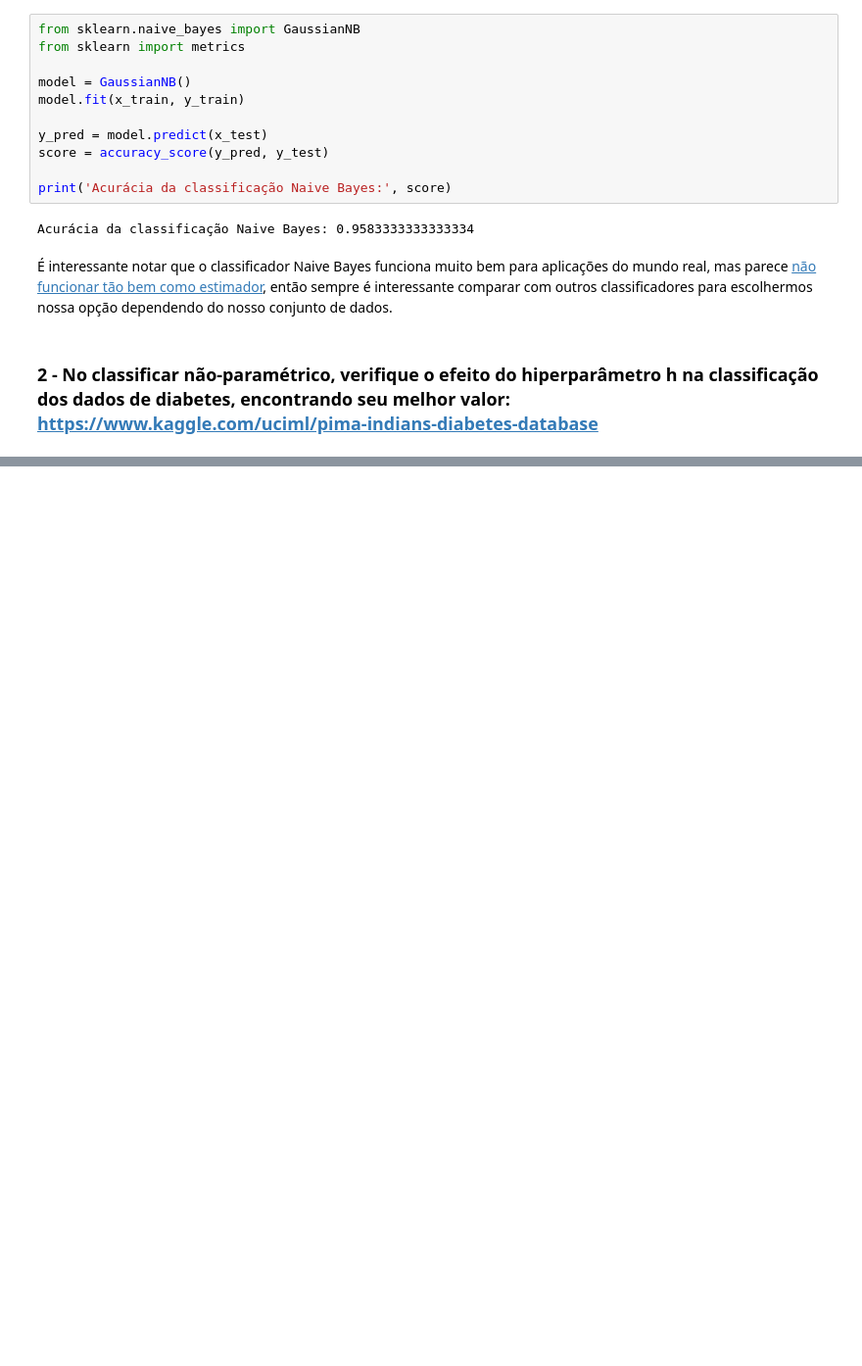
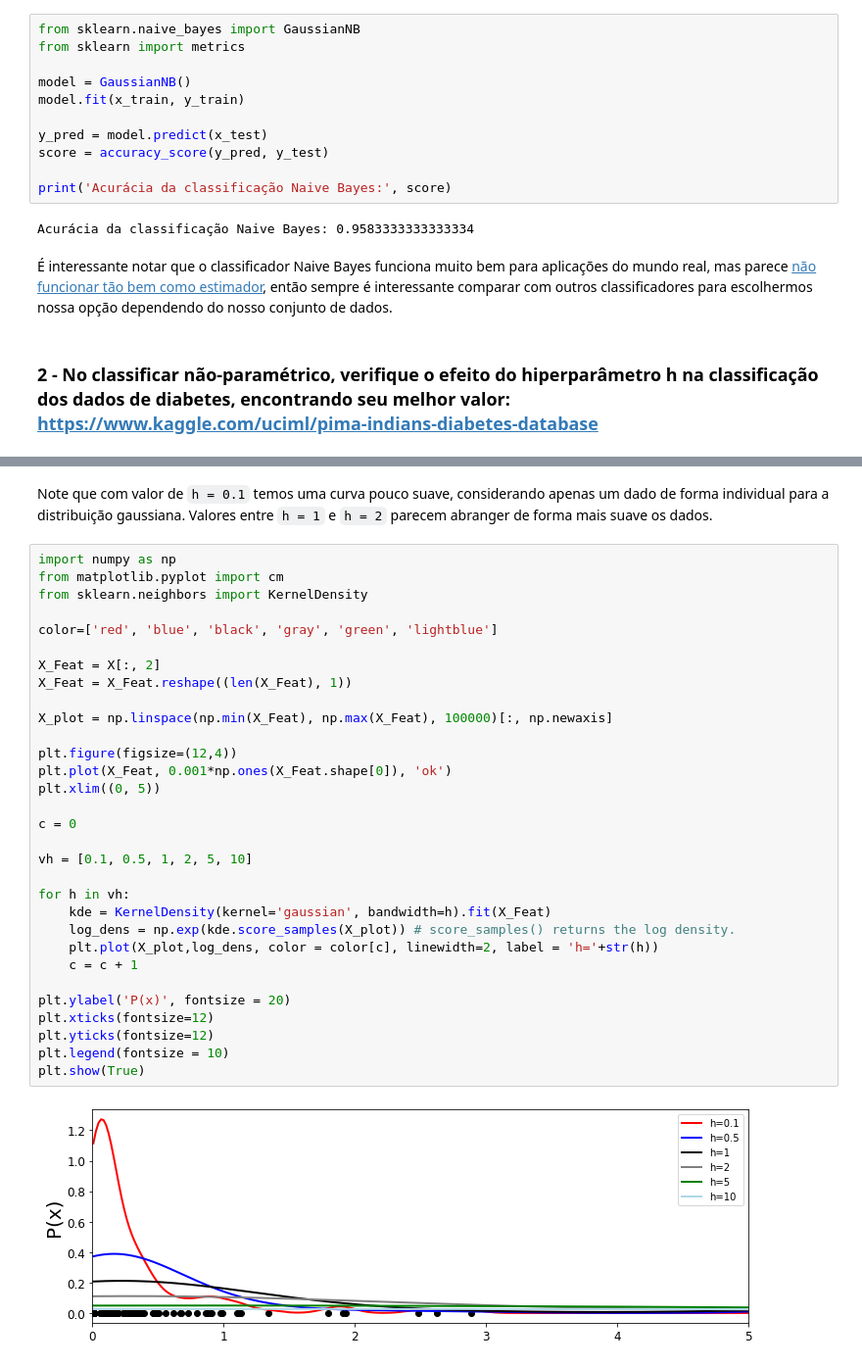
Before and after one commit to BrenoUSP/SME0828_DataScience, a Jupyter notebook: Projects/3 - Classificação/Projeto3_Classificacao_B.ipynb, the cells around one changed output, grey strips where cells are left out. Shown at 98% size. Saved outputs shown, nothing was run; the diff lists cells and outputs as text; blank space fills up the shorter version.

```diff
--- a/Projects/3 - Classificação/Projeto3_Classificacao_B.ipynb
+++ b/Projects/3 - Classificação/Projeto3_Classificacao_B.ipynb
@@ -381,0 +414,35 @@ X = scaler.transform(X)
+# %% [markdown]
+Note que com valor de `h = 0.1` temos uma curva pouco suave, considerando apenas um dado de forma individual para a distribuição gaussiana. Valores entre `h = 1` e `h = 2` parecem abranger de forma mais suave os dados.
+# %%
+import numpy as np
+from matplotlib.pyplot import cm
+from sklearn.neighbors import KernelDensity
+
+color=['red', 'blue', 'black', 'gray', 'green', 'lightblue']
+
+X_Feat = X[:, 2]
+X_Feat = X_Feat.reshape((len(X_Feat), 1))
+
+X_plot = np.linspace(np.min(X_Feat), np.max(X_Feat), 100000)[:, np.newaxis]
+
+plt.figure(figsize=(12,4))
+plt.plot(X_Feat, 0.001*np.ones(X_Feat.shape[0]), 'ok')
+plt.xlim((0, 5))
+
+c = 0
+
+vh = [0.1, 0.5, 1, 2, 5, 10]
+
+for h in vh:
+    kde = KernelDensity(kernel='gaussian', bandwidth=h).fit(X_Feat)
+    log_dens = np.exp(kde.score_samples(X_plot)) # score_samples() returns the log density.
+    plt.plot(X_plot,log_dens, color = color[c], linewidth=2, label = 'h='+str(h))
+    c = c + 1
+
+plt.ylabel('P(x)', fontsize = 20)
+plt.xticks(fontsize=12)
+plt.yticks(fontsize=12)
+plt.legend(fontsize = 10)
+plt.show(True)
+# %% [output]
+[figure, added]
```
Also changed, not shown: parts of 12 cells of this notebook.
